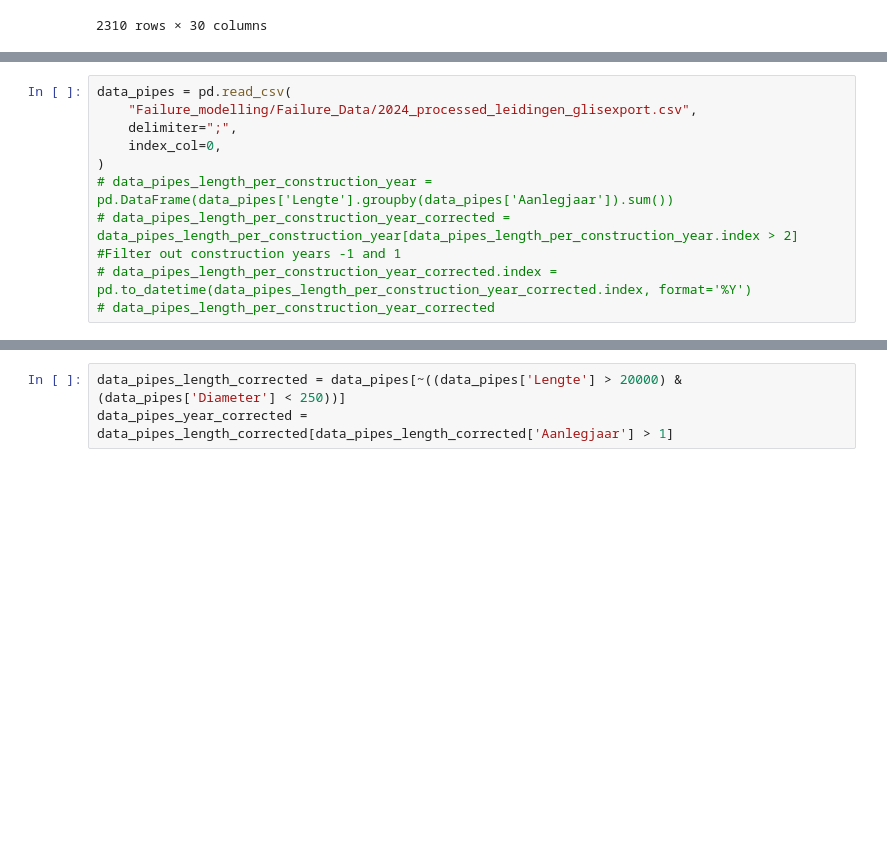
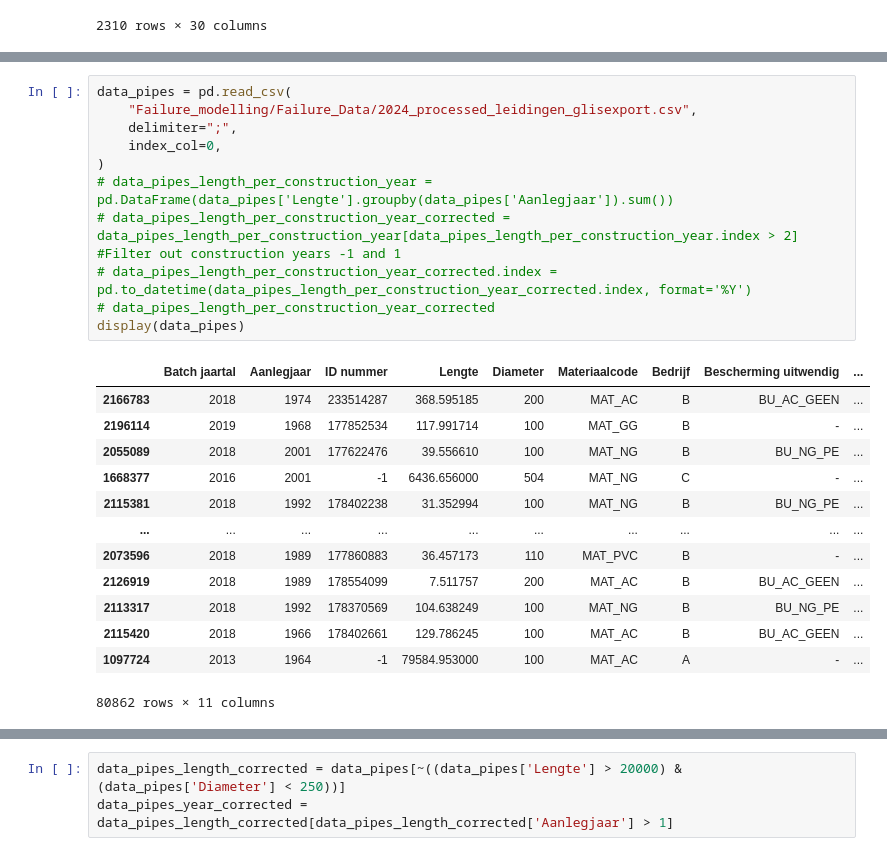
Before and after one commit to jipsteiger/ENVM1601, a Jupyter notebook: Failure_modelling/failure_week_2.ipynb, the cells around one changed output, grey strips where cells are left out. Drawn from its saved outputs; the diff is of its cells as text; blank space fills up the shorter version.

```diff
--- a/Failure_modelling/failure_week_2.ipynb
+++ b/Failure_modelling/failure_week_2.ipynb
@@ -62,10 +94,25 @@ plt.scatter(x=data['storing_aanlegjaar'], y=data['storing_materiaal'])
 # %%
 data_pipes = pd.read_csv(
     "Failure_modelling/Failure_Data/2024_processed_leidingen_glisexport.csv",
     delimiter=";",
     index_col=0,
 )
 # data_pipes_length_per_construction_year = pd.DataFrame(data_pipes['Lengte'].groupby(data_pipes['Aanlegjaar']).sum())
 # data_pipes_length_per_construction_year_corrected = data_pipes_length_per_construction_year[data_pipes_length_per_construction_year.index > 2] #Filter out construction years -1 and 1
 # data_pipes_length_per_construction_year_corrected.index = pd.to_datetime(data_pipes_length_per_construction_year_corrected.index, format='%Y')
 # data_pipes_length_per_construction_year_corrected
+display(data_pipes)
+# %% [output]
+|  | Batch jaartal | Aanlegjaar | ID nummer | Lengte | Diameter | Materiaalcode | Bedrijf | Bescherming uitwendig | ... |
+| 2166783 | 2018 | 1974 | 233514287 | 368.595185 | 200 | MAT_AC | B | BU_AC_GEEN | ... |
+| 2196114 | 2019 | 1968 | 177852534 | 117.991714 | 100 | MAT_GG | B | - | ... |
+| 2055089 | 2018 | 2001 | 177622476 | 39.556610 | 100 | MAT_NG | B | BU_NG_PE | ... |
+| 1668377 | 2016 | 2001 | -1 | 6436.656000 | 504 | MAT_NG | C | - | ... |
+| 2115381 | 2018 | 1992 | 178402238 | 31.352994 | 100 | MAT_NG | B | BU_NG_PE | ... |
+| ... | ... | ... | ... | ... | ... | ... | ... | ... | ... |
+| 2073596 | 2018 | 1989 | 177860883 | 36.457173 | 110 | MAT_PVC | B | - | ... |
+| 2126919 | 2018 | 1989 | 178554099 | 7.511757 | 200 | MAT_AC | B | BU_AC_GEEN | ... |
+| 2113317 | 2018 | 1992 | 178370569 | 104.638249 | 100 | MAT_NG | B | BU_NG_PE | ... |
+| 2115420 | 2018 | 1966 | 178402661 | 129.786245 | 100 | MAT_AC | B | BU_AC_GEEN | ... |
+| 1097724 | 2013 | 1964 | -1 | 79584.953000 | 100 | MAT_AC | A | - | ... |
+80862 rows × 11 columns
```
Also changed, not shown: parts of 8 cells of this notebook, 3 other files.
